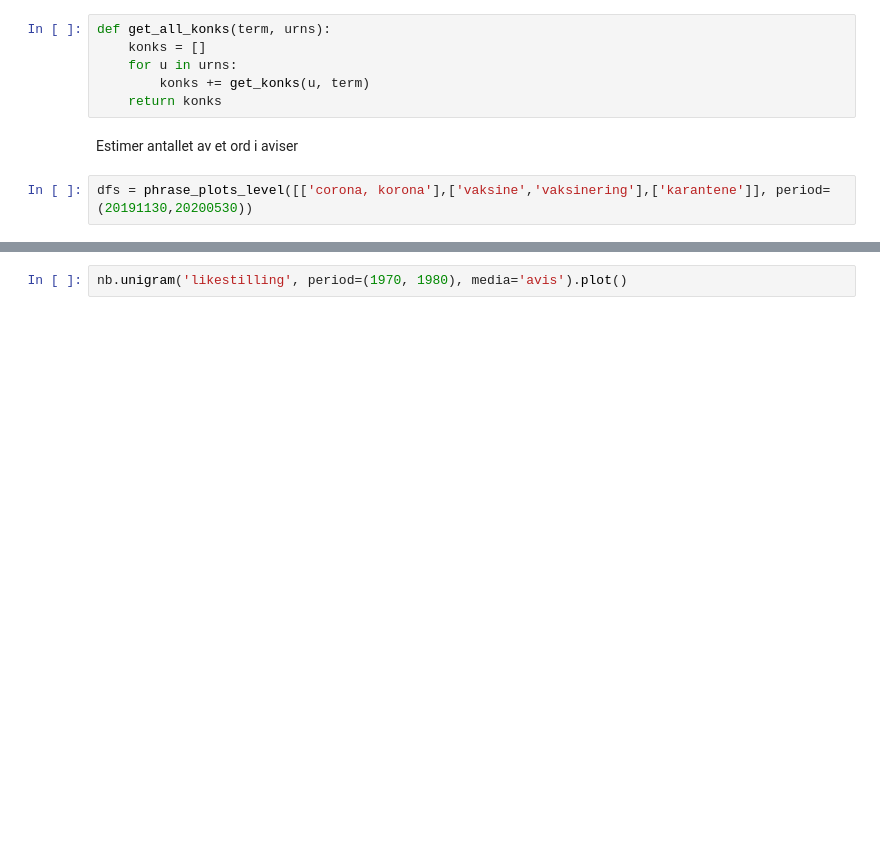
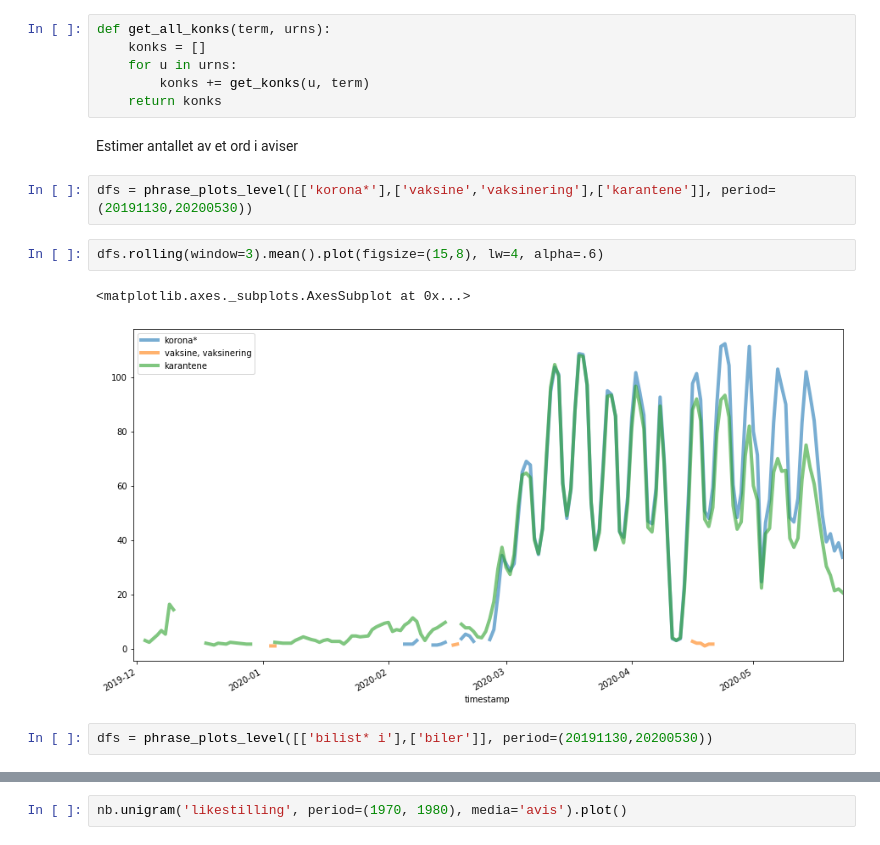
Before and after one commit to Yoonsen/Miscellaneous-Notebooks, a Jupyter notebook: Aviser_NB_API/aviser_bokhyllla_api_frequency.ipynb, the cells around one changed output, grey strips where cells are left out. Cells and saved outputs as stored; diff of their text form; blank space fills up the shorter version.

```diff
--- a/Aviser_NB_API/aviser_bokhyllla_api_frequency.ipynb
+++ b/Aviser_NB_API/aviser_bokhyllla_api_frequency.ipynb
@@ -229,5 +229,12 @@ def get_all_konks(term, urns):
 # %% [markdown]
 Estimer antallet av et ord i aviser
 # %%
-dfs = phrase_plots_level([['corona, korona'],['vaksine','vaksinering'],['karantene']], period=(20191130,20200530))
+dfs = phrase_plots_level([['korona*'],['vaksine','vaksinering'],['karantene']], period=(20191130,20200530))
+# %%
+dfs.rolling(window=3).mean().plot(figsize=(15,8), lw=4, alpha=.6)
+# %% [output]
+<matplotlib.axes._subplots.AxesSubplot at 0x...>
+[figure, added]
+# %%
+dfs = phrase_plots_level([['bilist* i'],['biler']], period=(20191130,20200530))
 # %%
```
Also changed, not shown: parts of 19 cells of this notebook.
